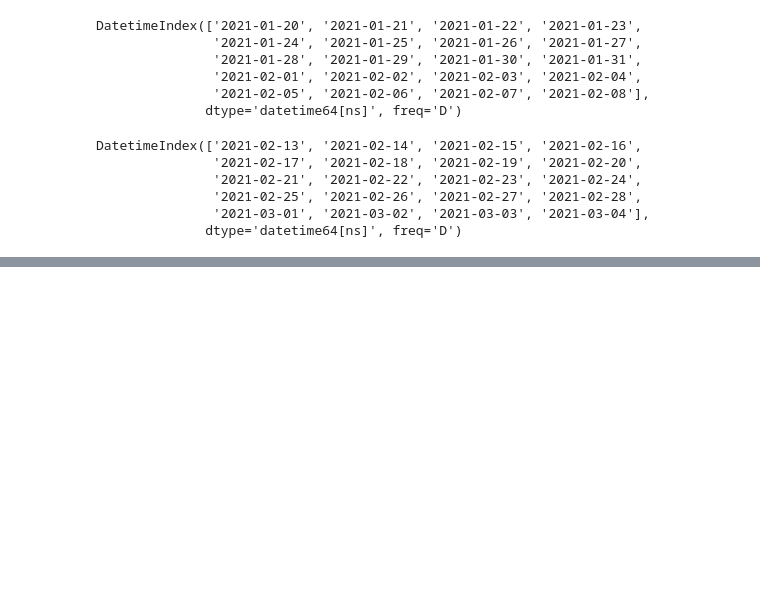
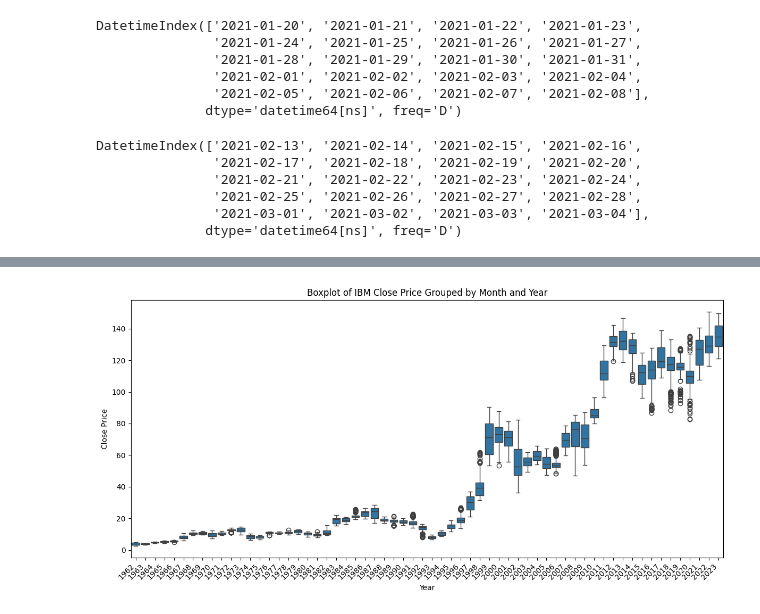
Before and after one commit to Johanhms/Practicas_Python, a Jupyter notebook: Data_Analysis_with_Pandas.ipynb, the cells around one changed output, grey strips where cells are left out. Drawn from its saved outputs; the diff is of its cells as text; code cells hidden in the pictures; blank space fills up the shorter version.

```diff
--- a/Data_Analysis_with_Pandas.ipynb
+++ b/Data_Analysis_with_Pandas.ipynb
@@ -615,0 +671,22 @@ DatetimeIndex(['2021-02-13', '2021-02-14', '2021-02-15', '2021-02-16',
+# %%
+ ibm_df = pd.read_csv("ibm.csv", parse_dates = ["Date"])
+# %%
+import pandas as pd
+import matplotlib.pyplot as plt
+import seaborn as sns
+
+# Assuming ibm_df is your DataFrame created by pd.read_csv("ibm.csv", parse_dates = ["Date"])
+ibm_df['Year'] = ibm_df['Date'].dt.year
+
+
+# Using seaborn for a grouped boxplot
+plt.figure(figsize=(12, 6))  # Adjust figure size as needed
+sns.boxplot(x='Year', y='Close', data=ibm_df)  # Assuming 'Close' is the column you want to plot
+plt.title('Boxplot of IBM Close Price Grouped by Month and Year')
+plt.xlabel('Year')
+plt.ylabel('Close Price')
+plt.xticks(rotation=45, ha='right')  # Rotate x-axis labels for better readability
+plt.tight_layout()  # Adjust layout to prevent overlapping elements
+plt.show()
+# %% [output]
+[figure, added]
```
Also changed, not shown: parts of 8 cells of this notebook.
